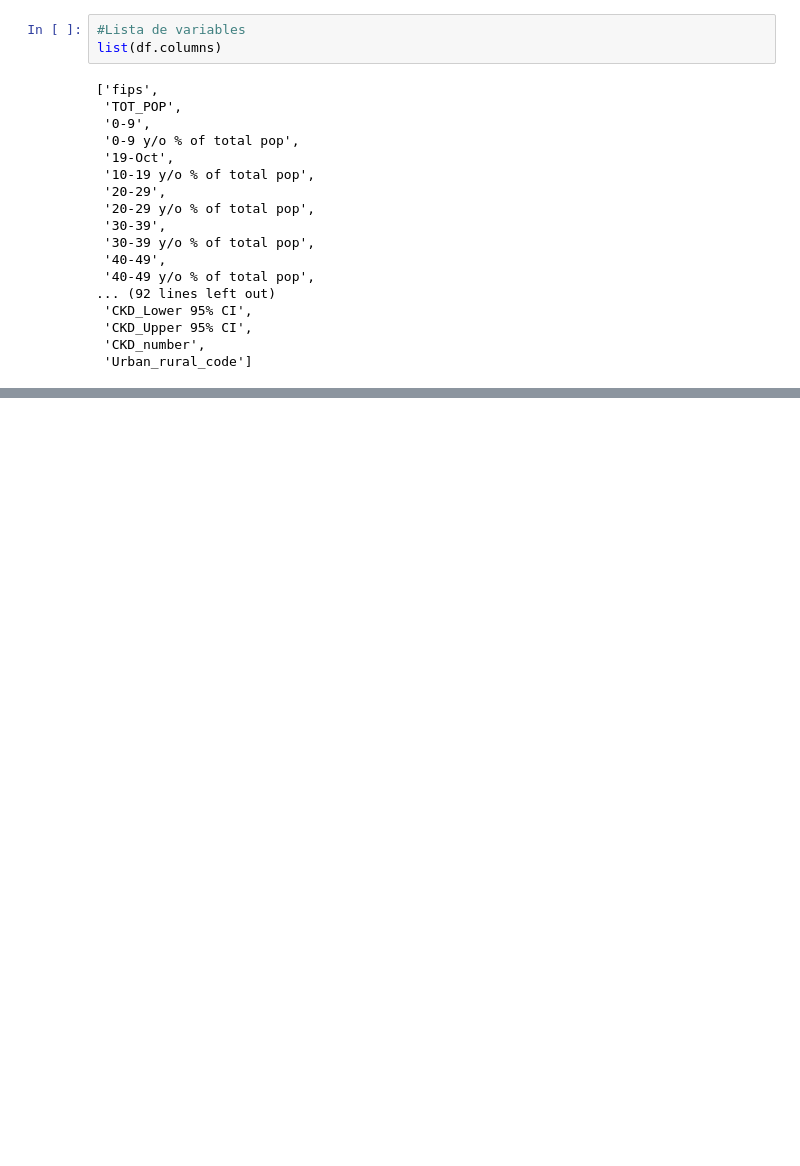
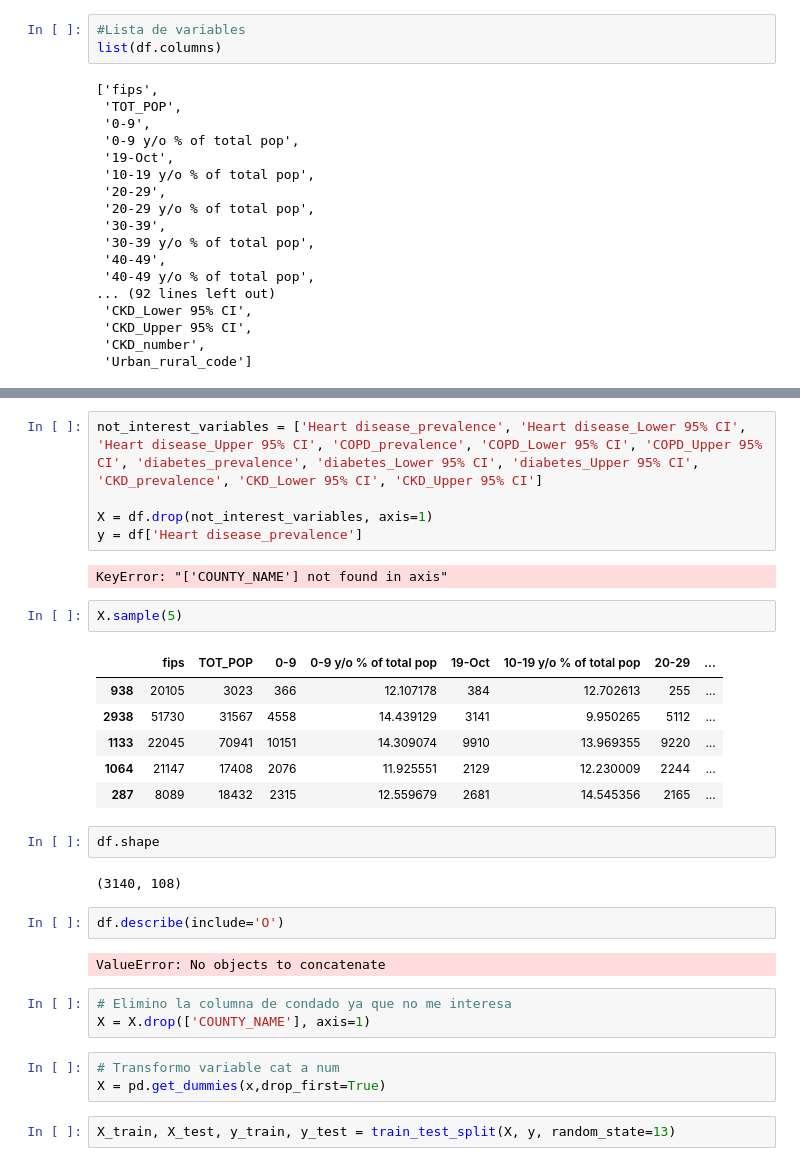
Before and after one commit to jgayosof/regularized-linear-regression, a Jupyter notebook: src/explore.ipynb, the cells around one changed output, grey strips where cells are left out. Drawn from its saved outputs; the diff is of its cells as text; blank space fills up the shorter version.

```diff
--- a/src/explore.ipynb
+++ b/src/explore.ipynb
@@ -103,0 +117,32 @@ NameError: name 'df_price' is not defined
+# %%
+not_interest_variables = ['Heart disease_prevalence', 'Heart disease_Lower 95% CI', 'Heart disease_Upper 95% CI', 'COPD_prevalence', 'COPD_Lower 95% CI', 'COPD_Upper 95% CI', 'diabetes_prevalence', 'diabetes_Lower 95% CI', 'diabetes_Upper 95% CI', 'CKD_prevalence', 'CKD_Lower 95% CI', 'CKD_Upper 95% CI']
+
+X = df.drop(not_interest_variables, axis=1)
+y = df['Heart disease_prevalence']
+# %% [output]
+KeyError: "['COUNTY_NAME'] not found in axis"
+# %%
+X.sample(5)
+# %% [output]
+|  | fips | TOT_POP | 0-9 | 0-9 y/o % of total pop | 19-Oct | 10-19 y/o % of total pop | 20-29 | ... |
+| 938 | 20105 | 3023 | 366 | 12.107178 | 384 | 12.702613 | 255 | ... |
+| 2938 | 51730 | 31567 | 4558 | 14.439129 | 3141 | 9.950265 | 5112 | ... |
+| 1133 | 22045 | 70941 | 10151 | 14.309074 | 9910 | 13.969355 | 9220 | ... |
+| 1064 | 21147 | 17408 | 2076 | 11.925551 | 2129 | 12.230009 | 2244 | ... |
+| 287 | 8089 | 18432 | 2315 | 12.559679 | 2681 | 14.545356 | 2165 | ... |
+# %%
+df.shape
+# %% [output]
+(3140, 108)
+# %%
+df.describe(include='O')
+# %% [output]
+ValueError: No objects to concatenate
+# %%
+# Elimino la columna de condado ya que no me interesa
+X = X.drop(['COUNTY_NAME'], axis=1)
+# %%
+# Transformo variable cat a num
+X = pd.get_dummies(x,drop_first=True)
+# %%
+X_train, X_test, y_train, y_test = train_test_split(X, y, random_state=13)
```
Also changed, not shown: parts of 14 cells of this notebook.
